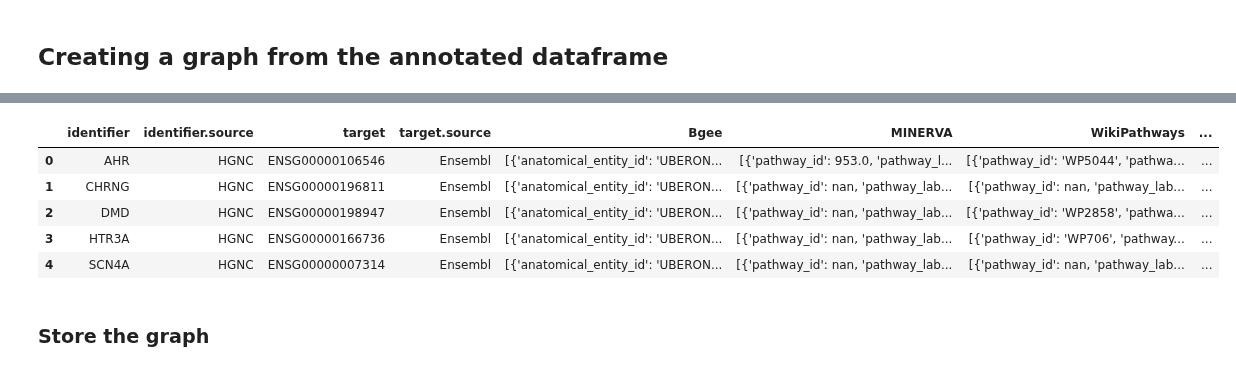
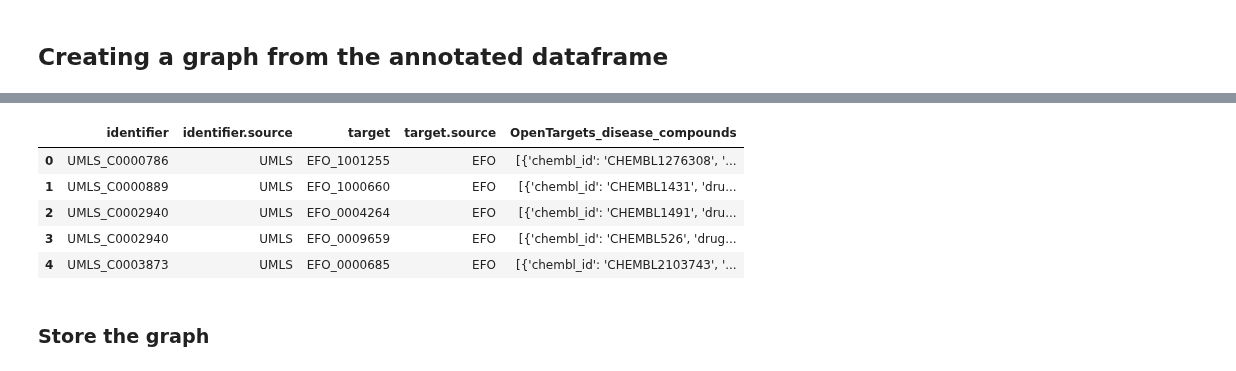
Before and after one commit to BioDataFuse/pyBiodatafuse, a Jupyter notebook: examples/gene_to_graph_workflow.ipynb, the cells around one changed output, grey strips where cells are left out. Saved outputs shown, nothing was run; the diff lists cells and outputs as text; code cells hidden in the pictures.

```diff
--- a/examples/gene_to_graph_workflow.ipynb
+++ b/examples/gene_to_graph_workflow.ipynb
@@ -524,4 +483,9 @@ with open("combined_df.pkl", "wb") as out:
 # %% [markdown]
 ## Creating a graph from the annotated dataframe
 # %%
-fuse_df = generator.load_dataframe_from_pickle("combined_df.pkl")
+combined_df = generator.load_dataframe_from_pickle("combined_df.pkl")
+opentargets_disease_compound_df = generator.load_dataframe_from_pickle(
+    "opentargets_disease_compound_df.pkl"
+)
+
+combined_df.head()
@@ -528,10 +499,10 @@ fuse_df = generator.load_dataframe_from_pickle("combined_df.pkl")
 # %%
-fuse_df.head()
+opentargets_disease_compound_df.head()
 # %% [output]
-|  | identifier | identifier.source | target | target.source | Bgee | MINERVA | WikiPathways | ... |
-| 0 | AHR | HGNC | ENSG00000106546 | Ensembl | [{'anatomical_entity_id': 'UBERON... | [{'pathway_id': 953.0, 'pathway_l... | [{'pathway_id': 'WP5044', 'pathwa... | ... |
-| 1 | CHRNG | HGNC | ENSG00000196811 | Ensembl | [{'anatomical_entity_id': 'UBERON... | [{'pathway_id': nan, 'pathway_lab... | [{'pathway_id': nan, 'pathway_lab... | ... |
-| 2 | DMD | HGNC | ENSG00000198947 | Ensembl | [{'anatomical_entity_id': 'UBERON... | [{'pathway_id': nan, 'pathway_lab... | [{'pathway_id': 'WP2858', 'pathwa... | ... |
-| 3 | HTR3A | HGNC | ENSG00000166736 | Ensembl | [{'anatomical_entity_id': 'UBERON... | [{'pathway_id': nan, 'pathway_lab... | [{'pathway_id': 'WP706', 'pathway... | ... |
-| 4 | SCN4A | HGNC | ENSG00000007314 | Ensembl | [{'anatomical_entity_id': 'UBERON... | [{'pathway_id': nan, 'pathway_lab... | [{'pathway_id': nan, 'pathway_lab... | ... |
+|  | identifier | identifier.source | target | target.source | OpenTargets_disease_compounds |
+| 0 | UMLS_C0000786 | UMLS | EFO_1001255 | EFO | [{'chembl_id': 'CHEMBL1276308', '... |
+| 1 | UMLS_C0000889 | UMLS | EFO_1000660 | EFO | [{'chembl_id': 'CHEMBL1431', 'dru... |
+| 2 | UMLS_C0002940 | UMLS | EFO_0004264 | EFO | [{'chembl_id': 'CHEMBL1491', 'dru... |
+| 3 | UMLS_C0002940 | UMLS | EFO_0009659 | EFO | [{'chembl_id': 'CHEMBL526', 'drug... |
+| 4 | UMLS_C0003873 | UMLS | EFO_0000685 | EFO | [{'chembl_id': 'CHEMBL2103743', '... |
 # %%
```
Also changed, not shown: parts of 40 cells of this notebook.
